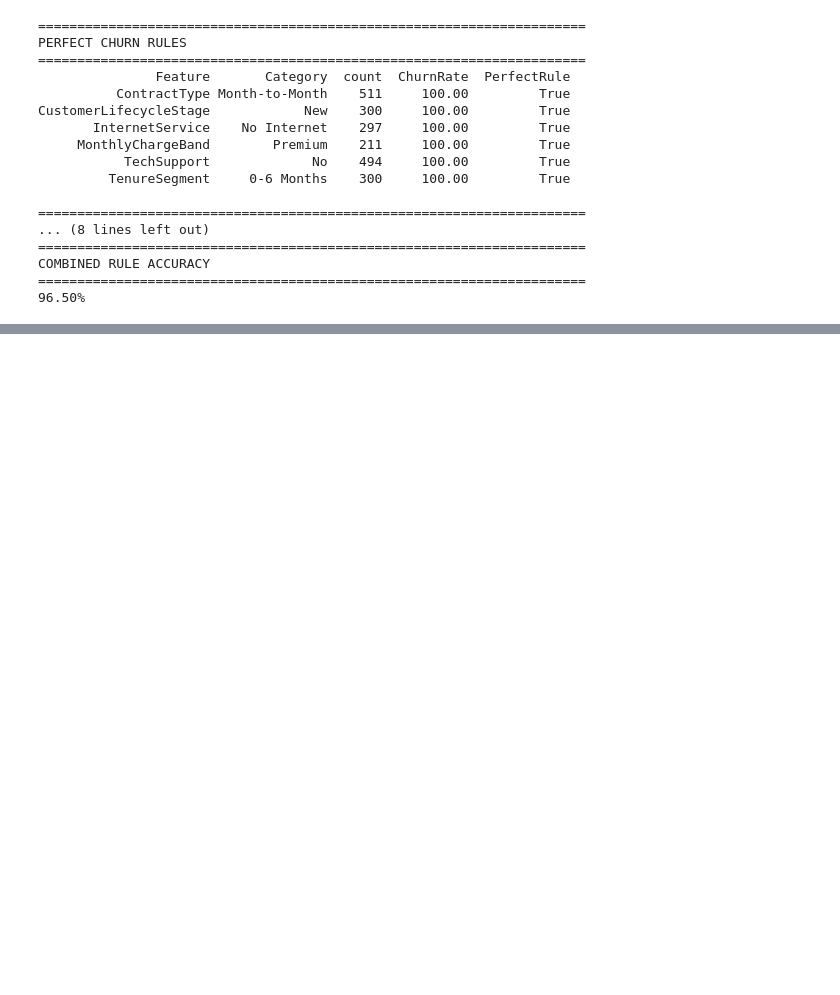
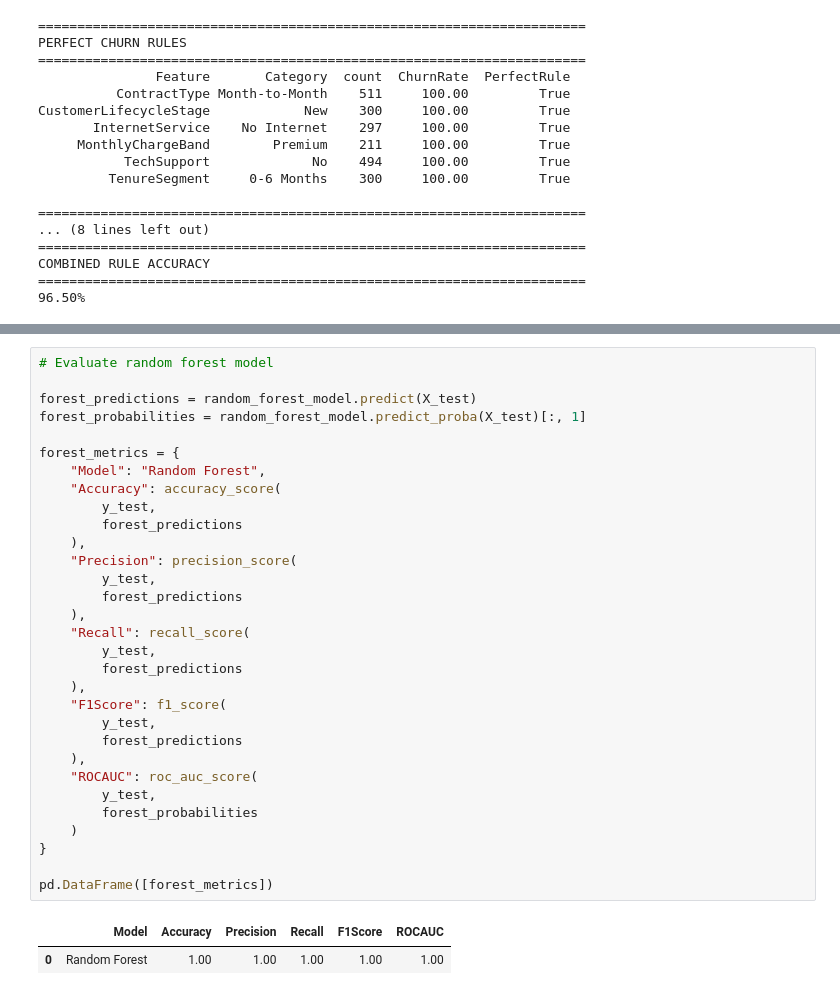
Before and after one commit to deardisha/retentioniq-telecom-churn, a Jupyter notebook: notebooks/01_retentioniq_analysis.ipynb, the cells around one changed output, grey strips where cells are left out. Cells and saved outputs as stored; diff of their text form; blank space fills up the shorter version.

```diff
--- a/notebooks/01_retentioniq_analysis.ipynb
+++ b/notebooks/01_retentioniq_analysis.ipynb
@@ -1605,0 +1863,34 @@ COMBINED RULE ACCURACY
+# %%
+# Evaluate random forest model
+
+forest_predictions = random_forest_model.predict(X_test)
+forest_probabilities = random_forest_model.predict_proba(X_test)[:, 1]
+
+forest_metrics = {
+    "Model": "Random Forest",
+    "Accuracy": accuracy_score(
+        y_test,
+        forest_predictions
+    ),
+    "Precision": precision_score(
+        y_test,
+        forest_predictions
+    ),
+    "Recall": recall_score(
+        y_test,
+        forest_predictions
+    ),
+    "F1Score": f1_score(
+        y_test,
+        forest_predictions
+    ),
+    "ROCAUC": roc_auc_score(
+        y_test,
+        forest_probabilities
+    )
+}
+
+pd.DataFrame([forest_metrics])
+# %% [output]
+|  | Model | Accuracy | Precision | Recall | F1Score | ROCAUC |
+| 0 | Random Forest | 1.00 | 1.00 | 1.00 | 1.00 | 1.00 |
```
Also changed, not shown: parts of 18 cells of this notebook.
